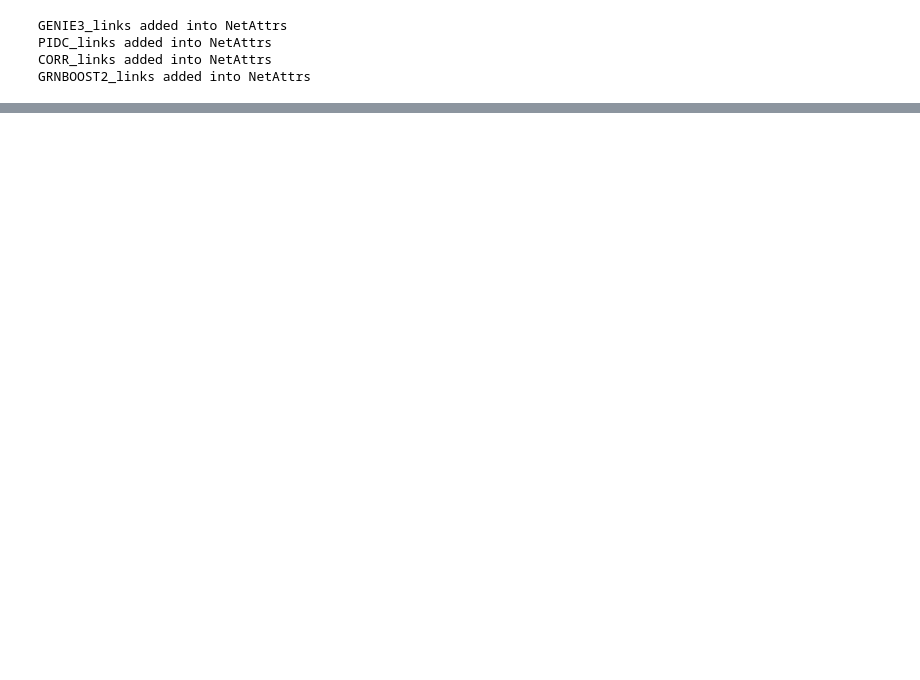
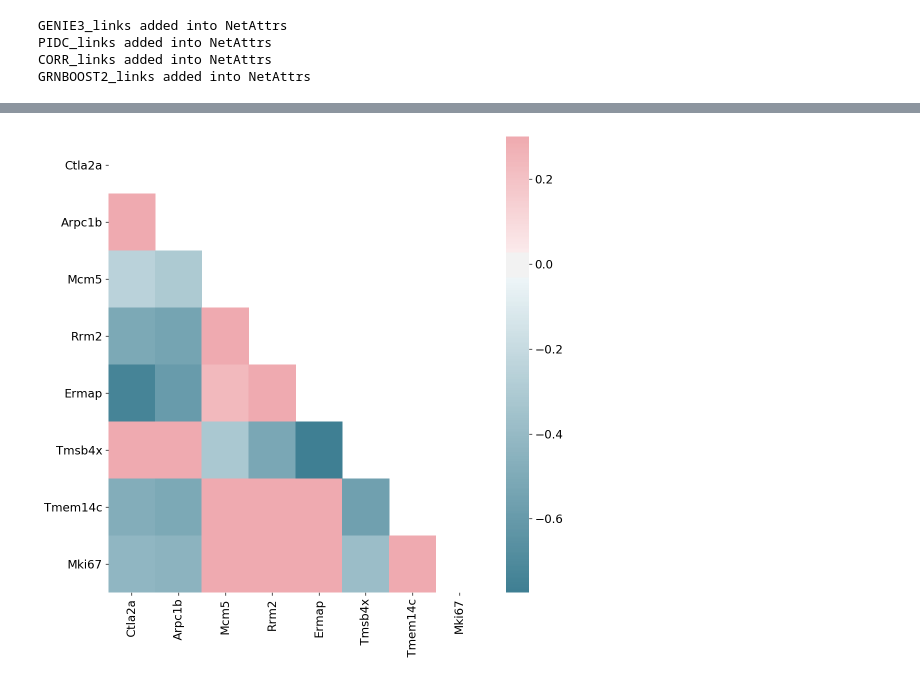
Before and after one commit to MingBit/PySCNet, a Jupyter notebook: tutorial/pyscnet_stream.ipynb, the cells around one changed output, grey strips where cells are left out. Drawn from its saved outputs; the diff is of its cells as text; code cells hidden in the pictures; blank space fills up the shorter version.

```diff
--- a/tutorial/pyscnet_stream.ipynb
+++ b/tutorial/pyscnet_stream.ipynb
@@ -98,0 +108,7 @@ graph added into NetAttrs
+# %%
+gh.geneCorrelation(stream_gne, gene=set(stream_gne.NetAttrs['consensus'].source[1:10]),
+                cell_clusterid="('S2', 'S1')", select_by='branch_id_alias',
+                order_by='S2_pseudotime', yticklabels=True, xticklabels=True,
+                save_as='result/gene_correlation.pdf')
+# %% [output]
+[figure, added]
```
Also changed, not shown: parts of 11 cells of this notebook, 8 other files.
